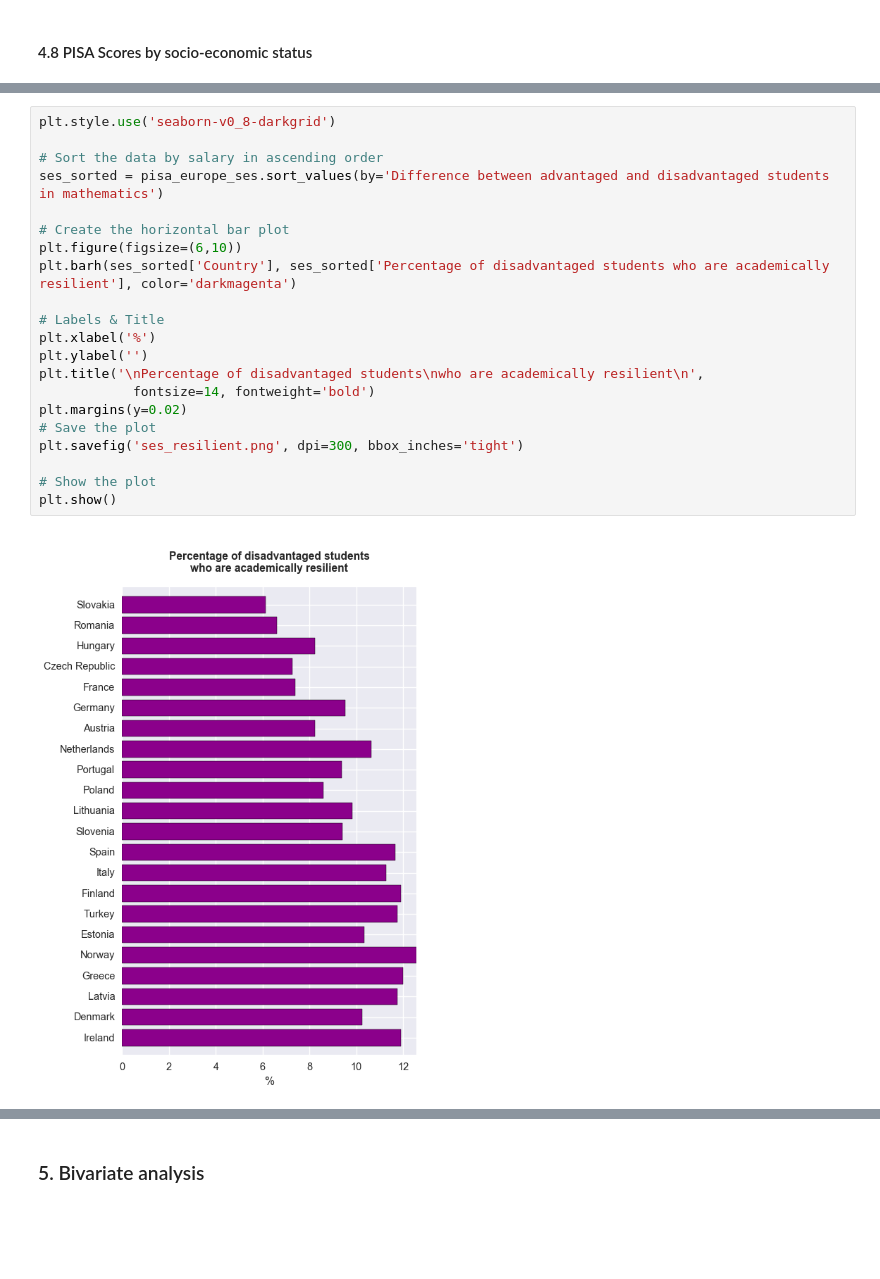
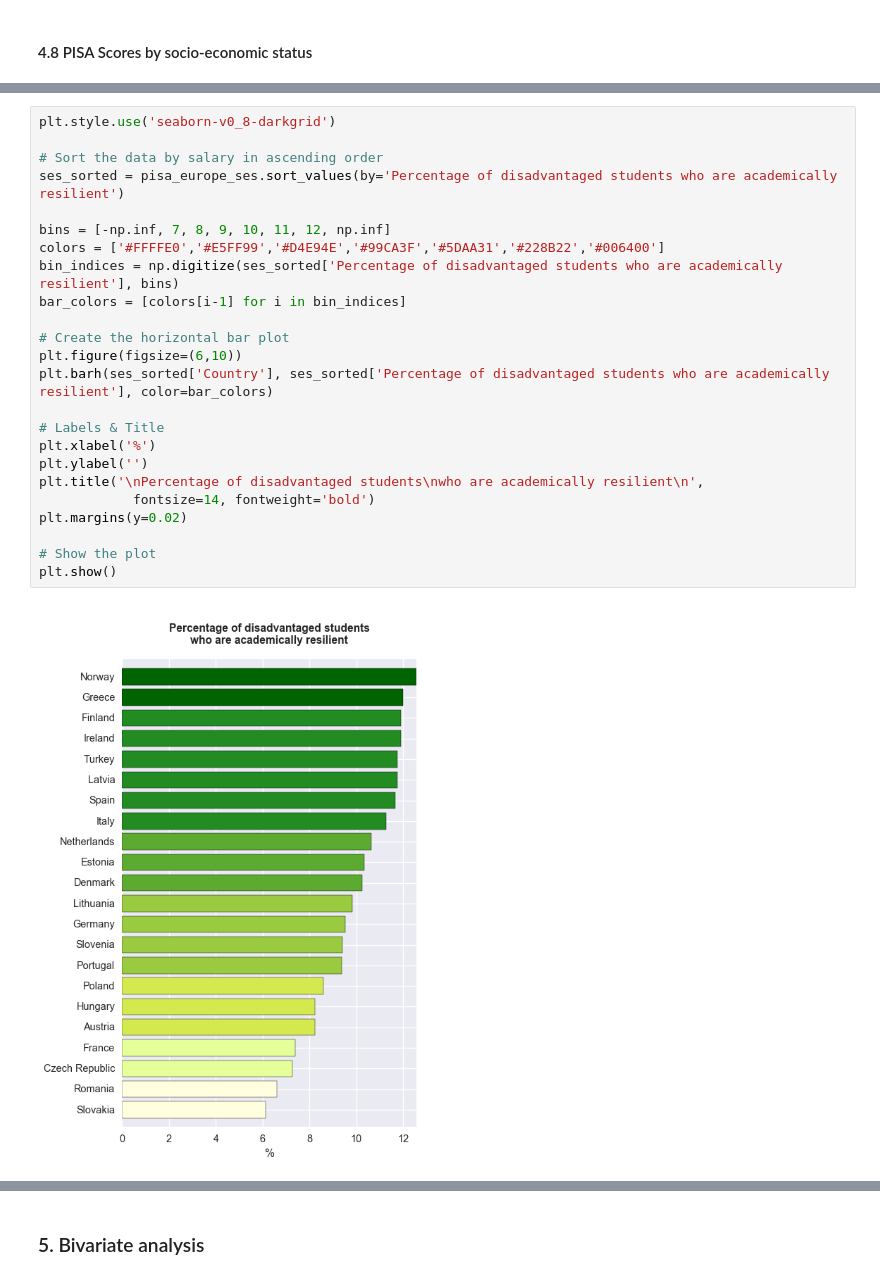
Before and after one commit to BeejalP/teachersalaries, a Jupyter notebook: my_project.ipynb, the cells around one changed output, grey strips where cells are left out. Cells and saved outputs as stored; diff of their text form; blank space fills up the shorter version.

Commit message:
SES and salary analysis and updated graph appearance

```diff
--- a/my_project.ipynb
+++ b/my_project.ipynb
@@ -1624,23 +1572,26 @@ plt.show()
 # %%
 plt.style.use('seaborn-v0_8-darkgrid')
 
 # Sort the data by salary in ascending order
-ses_sorted = pisa_europe_ses.sort_values(by='Difference between advantaged and disadvantaged students in mathematics')
+ses_sorted = pisa_europe_ses.sort_values(by='Percentage of disadvantaged students who are academically resilient')
+
+bins = [-np.inf, 7, 8, 9, 10, 11, 12, np.inf]
+colors = ['#FFFFE0','#E5FF99','#D4E94E','#99CA3F','#5DAA31','#228B22','#006400']
+bin_indices = np.digitize(ses_sorted['Percentage of disadvantaged students who are academically resilient'], bins)
+bar_colors = [colors[i-1] for i in bin_indices]
 
 # Create the horizontal bar plot
 plt.figure(figsize=(6,10))
-plt.barh(ses_sorted['Country'], ses_sorted['Percentage of disadvantaged students who are academically resilient'], color='darkmagenta')
+plt.barh(ses_sorted['Country'], ses_sorted['Percentage of disadvantaged students who are academically resilient'], color=bar_colors)
 
 # Labels & Title
 plt.xlabel('%')
 plt.ylabel('')
 plt.title('\nPercentage of disadvantaged students\nwho are academically resilient\n',
             fontsize=14, fontweight='bold')
 plt.margins(y=0.02)
-# Save the plot
-plt.savefig('ses_resilient.png', dpi=300, bbox_inches='tight')
 
 # Show the plot
 plt.show()
 # %% [output]
-[figure, old version]
+[figure, new version]
```
Also changed, not shown: parts of 50 cells of this notebook, 33 other files.
